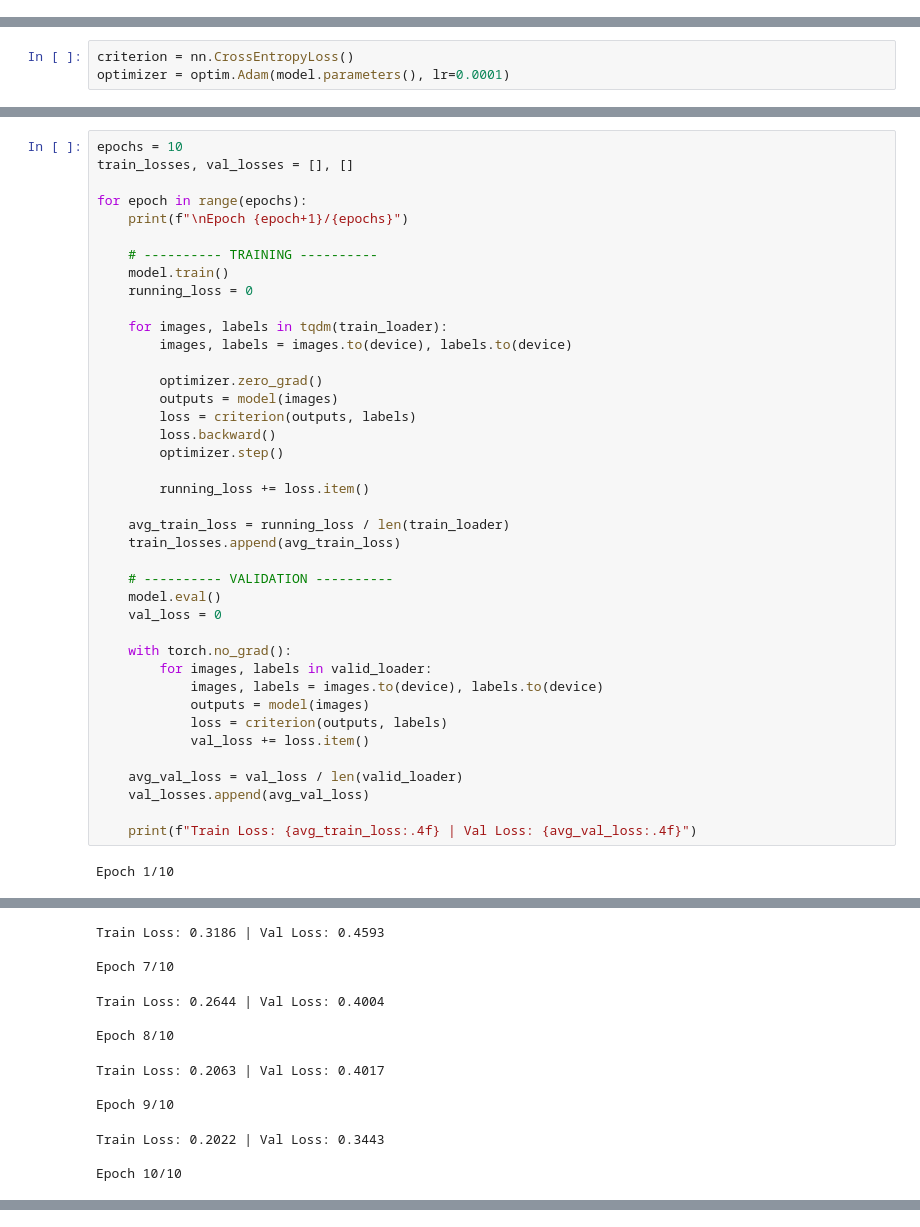
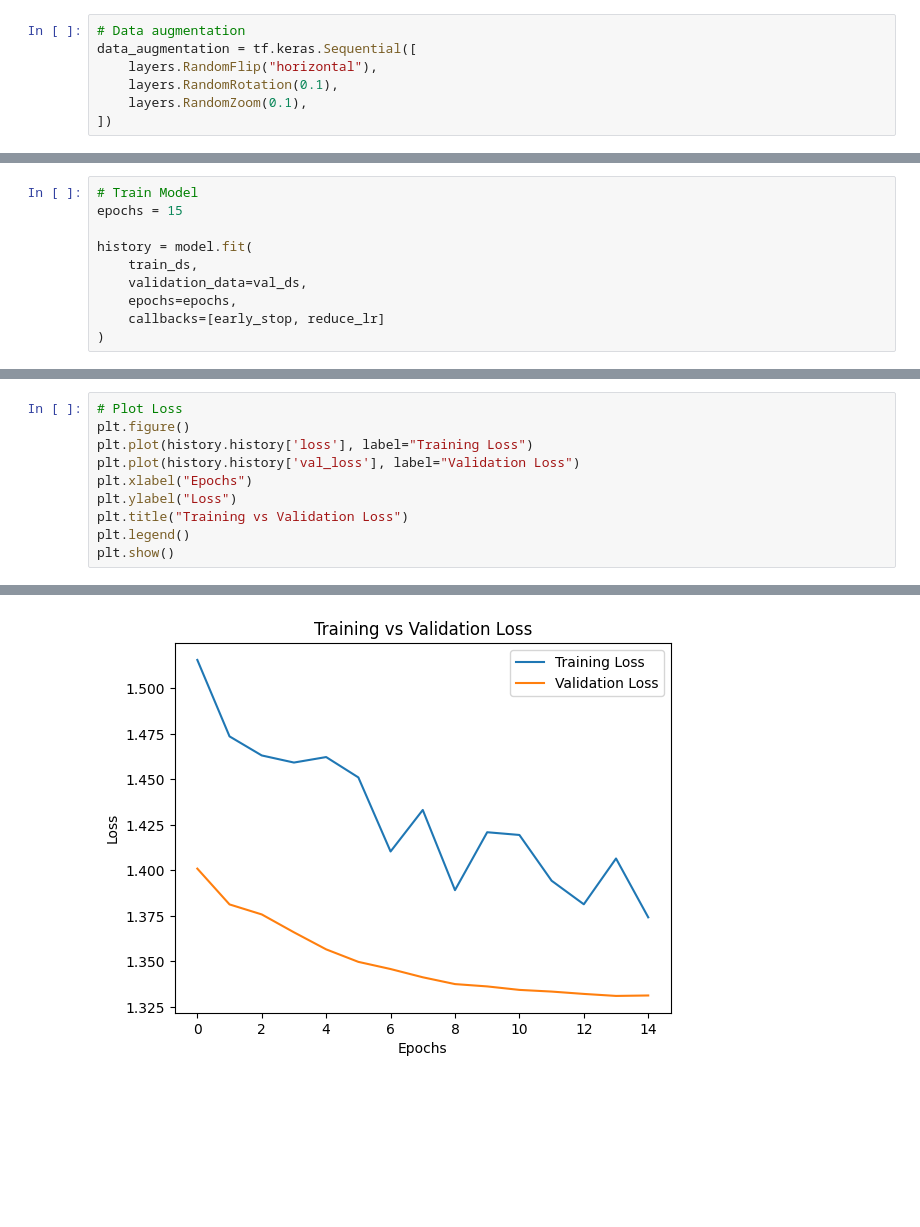
Before and after one commit to wafa-zz/AI-Skin-Type-Detector, a Jupyter notebook: 1_train_skin_type_model.ipynb, the cells around one changed output, grey strips where cells are left out. Cells and saved outputs as stored; diff of their text form; blank space fills up the shorter version.

Commit message:
Updated project with TensorFlow model and Streamlit UI improvements

```diff
--- a/1_train_skin_type_model.ipynb
+++ b/1_train_skin_type_model.ipynb
@@ -42 +53,8 @@ Classes found: ['acne-prone-skin', 'dry-skin', 'healthy', 'oily-skin']
+# %%
+# Data augmentation
+data_augmentation = tf.keras.Sequential([
+    layers.RandomFlip("horizontal"),
+    layers.RandomRotation(0.1),
+    layers.RandomZoom(0.1),
+])
 # %%
@@ -66,3 +127,10 @@ Linear(in_features=1280, out_features=4, bias=True)
 # %%
-criterion = nn.CrossEntropyLoss()
-optimizer = optim.Adam(model.parameters(), lr=0.0001)
+# Train Model
+epochs = 15
+
+history = model.fit(
+    train_ds,
+    validation_data=val_ds,
+    epochs=epochs,
+    callbacks=[early_stop, reduce_lr]
+)
@@ -69,42 +184,11 @@ optimizer = optim.Adam(model.parameters(), lr=0.0001)
 # %%
-epochs = 10
-train_losses, val_losses = [], []
-
-for epoch in range(epochs):
-    print(f"\nEpoch {epoch+1}/{epochs}")
-
-    # ---------- TRAINING ----------
-    model.train()
-    running_loss = 0
-
-    for images, labels in tqdm(train_loader):
-        images, labels = images.to(device), labels.to(device)
-
-        optimizer.zero_grad()
-        outputs = model(images)
-        loss = criterion(outputs, labels)
-        loss.backward()
-        optimizer.step()
-
-        running_loss += loss.item()
-
-    avg_train_loss = running_loss / len(train_loader)
-    train_losses.append(avg_train_loss)
-
-    # ---------- VALIDATION ----------
-    model.eval()
-    val_loss = 0
-
-    with torch.no_grad():
-        for images, labels in valid_loader:
-            images, labels = images.to(device), labels.to(device)
-            outputs = model(images)
-            loss = criterion(outputs, labels)
-            val_loss += loss.item()
-
-    avg_val_loss = val_loss / len(valid_loader)
-    val_losses.append(avg_val_loss)
-
-    print(f"Train Loss: {avg_train_loss:.4f} | Val Loss: {avg_val_loss:.4f}")
+# Plot Loss
+plt.figure()
+plt.plot(history.history['loss'], label="Training Loss")
+plt.plot(history.history['val_loss'], label="Validation Loss")
+plt.xlabel("Epochs")
+plt.ylabel("Loss")
+plt.title("Training vs Validation Loss")
+plt.legend()
+plt.show()
 # %% [output]
-Epoch 1/10
@@ -126,12 +194,0 @@ Epoch 6/10
-Train Loss: 0.3186 | Val Loss: 0.4593
-
-Epoch 7/10
-Train Loss: 0.2644 | Val Loss: 0.4004
-
-Epoch 8/10
-Train Loss: 0.2063 | Val Loss: 0.4017
-
-Epoch 9/10
-Train Loss: 0.2022 | Val Loss: 0.3443
-
-Epoch 10/10
@@ -138,0 +195 @@ Train Loss: 0.1993 | Val Loss: 0.3485
+[figure, added]
```
Also changed, not shown: parts of 14 cells of this notebook, 5 other files.
